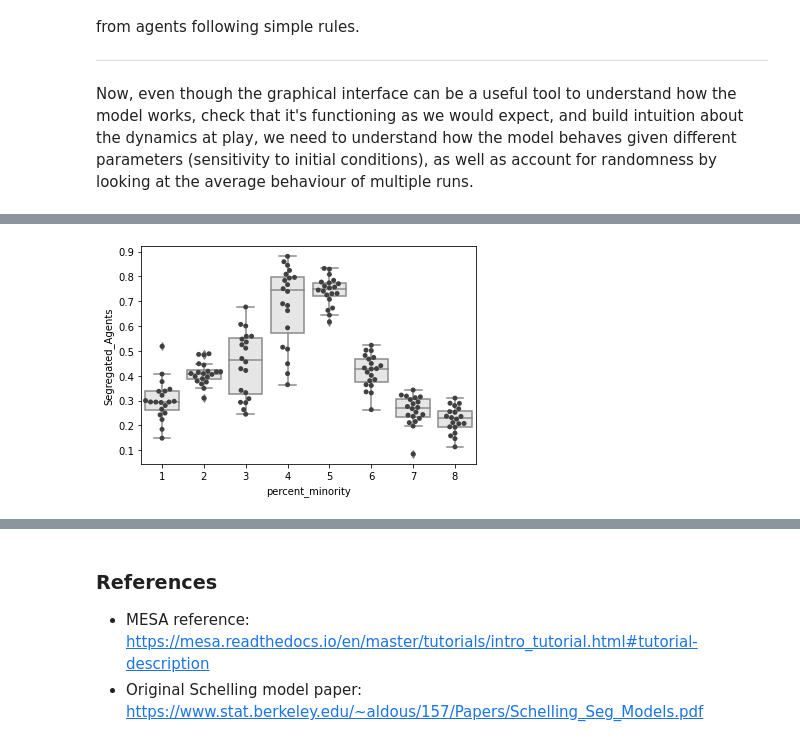
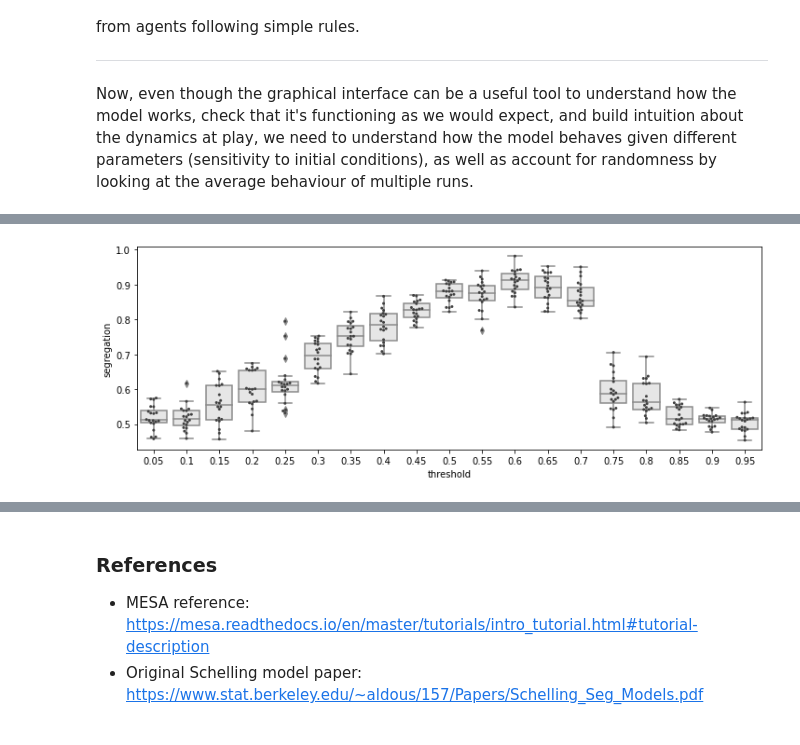
Before and after one commit to mateoneira/urban_simulation, a Jupyter notebook: practicals/week 5/Intro to ABM.ipynb, the cells around one changed output, grey strips where cells are left out. Drawn from its saved outputs; the diff is of its cells as text; code cells hidden in the pictures.

````diff
--- a/practicals/week 5/Intro to ABM.ipynb
+++ b/practicals/week 5/Intro to ABM.ipynb
@@ -233,7 +296,7 @@ model = Schelling((10,10), 0.8,0.2,3)
 ```
 # %%
 #we instantiate our model with the parameters of interest
-model = Schelling((10,10), 0.8,0.2,3)
+model = Schelling((20,20), 0.8,0.5,0.3)
 
 #we run our model
 #notice we run it in a while loop
@@ -369,17 +425,20 @@ Now, even though the graphical interface can be a useful tool to understand how
 from mesa.batchrunner import BatchRunner
 # %%
 def get_happy(model):
-    return model.happy
+    return model.happy()
 
 def number_agents(model):
     return model.schedule.get_agent_count()
+
+def get_segregation(model):
+    return model.segregation()
 # %%
-parameters = {"size": [(20,20)], "density": [0.8], "percent_minority": [0.2],
-              "threshold": range(1,9)}
+parameters = {"size": [(10,10)], "density": [0.8], "percent_minority": [0.5],
+              "threshold": [x/100 for x in range(5,100,5)]}
 
-model_reporters = {"Segregated_Agents": get_segregation, 'Happy': get_happy, 'Num_Agents': number_agents}
+model_reporters = {"segregation": get_segregation, 'happy': get_happy, 'num_agents': number_agents}
 
-param_sweep = BatchRunner(Schelling, variable_parameters= parameters, iterations=20, max_steps=200, model_reporters=model_reporters)
+param_sweep = BatchRunner(Schelling, variable_parameters= parameters, iterations=20, max_steps=100, model_reporters=model_reporters)
 
 param_sweep.run_all()
 # %%
@@ -395,3 +453,0 @@ df.head()
-# %%
-df['happy_perc'] = df.Happy / df.Num_Agents
-df.head()
@@ -405,9 +454,11 @@ df.head()
 # %%
 import seaborn as sns
 
-ax =  sns.boxplot(df.percent_minority, df.Segregated_Agents, color=".9")
-ax = sns.swarmplot(df.percent_minority, df.Segregated_Agents, color=".25")
-# plt.scatter(df.threshold, df.Segregated_Agents)
-# plt.grid(True)
+fig, ax = plt.subplots(figsize=(12,4))
+
+ax =  sns.boxplot(data= df, x = 'threshold', y = 'segregation', color=".9")
+ax = sns.swarmplot(data= df, x = 'threshold', y = 'segregation', color=".25", size=3)
+
+plt.show()
 # %% [output]
-[figure, old version]
+[figure, new version]
````
Also changed, not shown: parts of 23 cells of this notebook.
